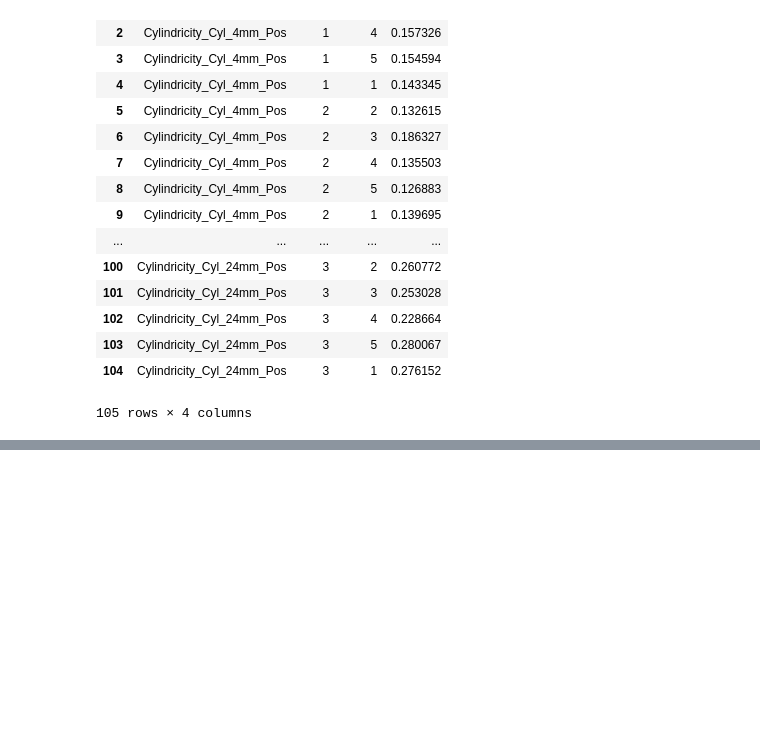
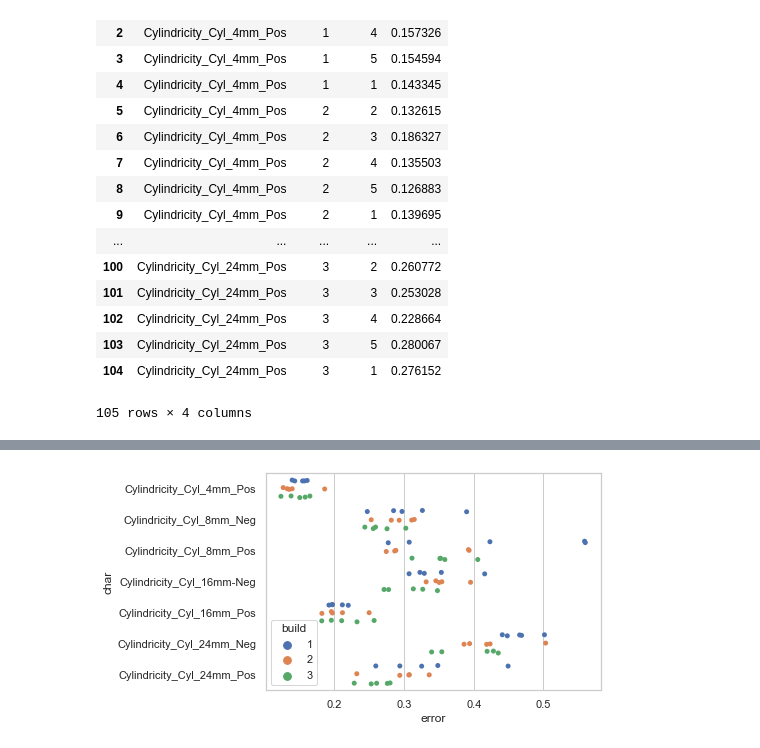
Before and after one commit to TheThorb/Leirmo_Exp1_Publication1, a Jupyter notebook: Compare_builds.ipynb, the cells around one changed output, grey strips where cells are left out. Drawn from its saved outputs; the diff is of its cells as text; code cells hidden in the pictures; blank space fills up the shorter version.

```diff
--- a/Compare_builds.ipynb
+++ b/Compare_builds.ipynb
@@ -208,0 +237,7 @@ NameError: name 'z_pos' is not defined
+# %%
+sns.stripplot(data=df, y='char', x='error', hue='build', dodge=True)
+
+
+plt.show()
+# %% [output]
+[figure, added]
```
Also changed, not shown: parts of 15 cells of this notebook.
